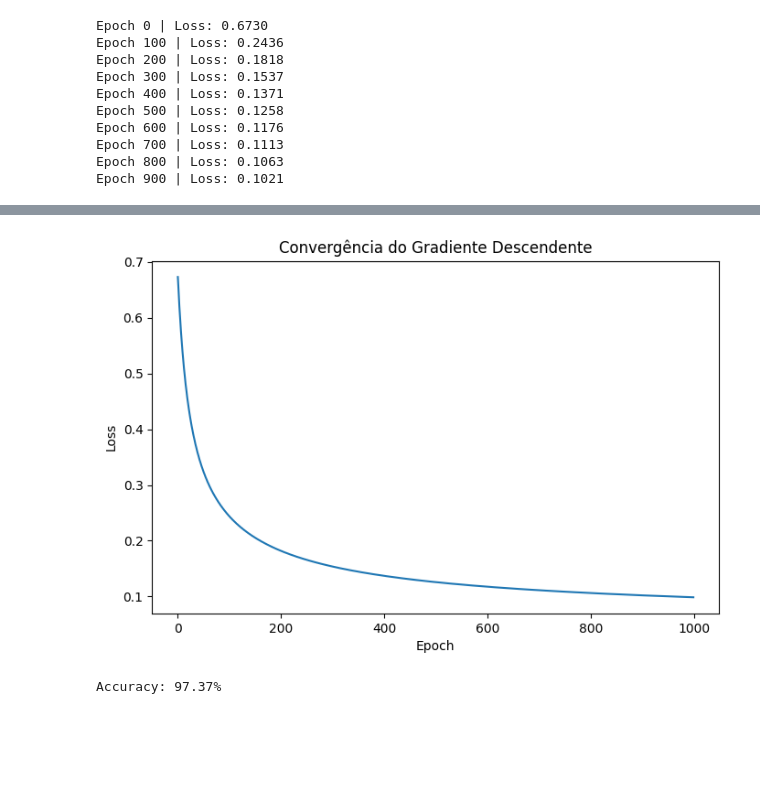
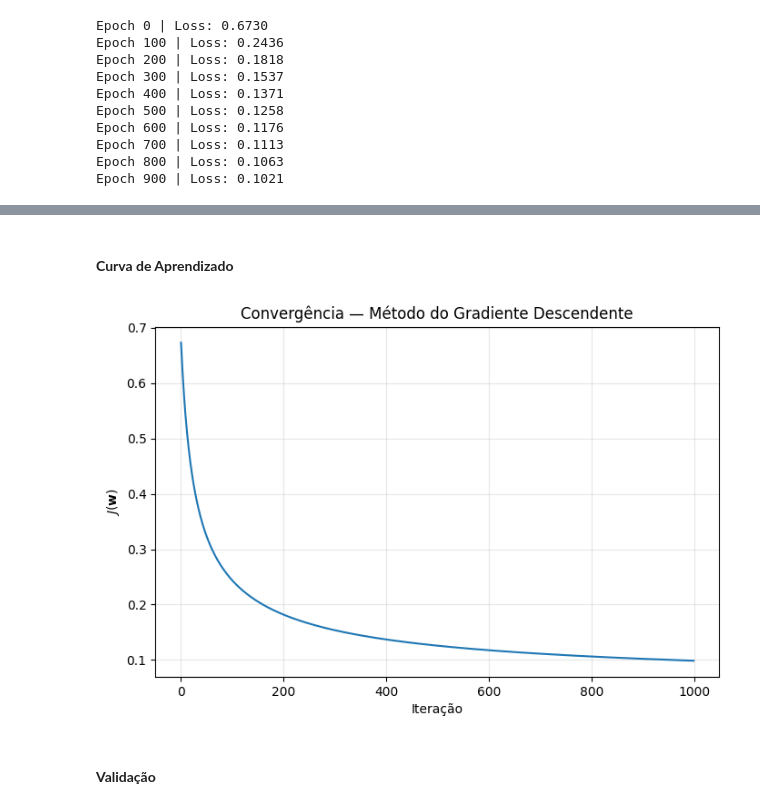
Before and after one commit to gabdourado/AI, a Jupyter notebook: Optimization/Gradient_Descent_ML.ipynb, the cells around one changed output, grey strips where cells are left out. Drawn from its saved outputs; the diff is of its cells as text; code cells hidden in the pictures; blank space fills up the shorter version.

```diff
--- a/Optimization/Gradient_Descent_ML.ipynb
+++ b/Optimization/Gradient_Descent_ML.ipynb
@@ -146,4 +160,4 @@ Teste: (114, 31)
 # %%
 n_features = X_train.shape[1]
 
-beta = np.zeros(n_features)
+w = np.zeros(n_features)
@@ -177,9 +205,9 @@ def predict_proba(X, w):
     z = X @ w
     return sigmoid(z)
 
-def compute_loss(X, y, beta):
+def compute_loss(X, y, w):
 
-    p = predict_proba(X, beta)
+    p = predict_proba(X, w)
 
     # evitar log(0)
     epsilon = 1e-15
@@ -191,11 +219,11 @@ def compute_loss(X, y, beta):
 
     return J
 
-def compute_gradient(X, y, beta):
+def compute_gradient(X, y, w):
 
     n = len(y)
 
-    p = predict_proba(X, beta)
+    p = predict_proba(X, w)
 
     gradient = (X.T @ (p - y)) / n
 
@@ -203,18 +233,18 @@ def compute_gradient(X, y, beta):
 # %%
-def train_gd(X, y, beta, eta=0.01, epochs=1000):
+def train_gd(X, y, w, eta=0.01, epochs=1000):
 
     losses = []
 
     for epoch in range(epochs):
 
-        grad = compute_gradient(X, y, beta)
+        grad = compute_gradient(X, y, w)
 
-        beta = beta - eta * grad
+        w = w - eta * grad
 
-        loss = compute_loss(X, y, beta)
+        loss = compute_loss(X, y, w)
         losses.append(loss)
 
         if epoch % 100 == 0:
             print(f"Epoch {epoch} | Loss: {loss:.4f}")
 
-    return beta, losses
+    return w, losses
@@ -221,8 +255,8 @@ def train_gd(X, y, beta, eta=0.01, epochs=1000):
 # %%
-beta, losses = train_gd(
+w, losses = train_gd(
     X_train,
     y_train,
-    beta,
+    w,
     eta=0.01,
     epochs=1000
 )
@@ -240,23 +298,18 @@ Epoch 900 | Loss: 0.1021
+# %% [markdown]
+#### **Curva de Aprendizado**
 # %%
 plt.figure(figsize=(8,5))
 plt.plot(losses)
-plt.xlabel("Epoch")
-plt.ylabel("Loss")
-plt.title("Convergência do Gradiente Descendente")
+plt.xlabel("Iteração")
+plt.ylabel(r"$J(\mathbf{w})$")
+plt.title(r"Convergência — Método do Gradiente Descendente")
+plt.grid(True, alpha=0.3)
 plt.show()
 # %% [output]
-[figure, old version]
+[figure, new version]
+# %% [markdown]
+#### **Validação**
 # %%
-def predict(X, beta, threshold=0.5):
-
-    p = predict_proba(X, beta)
-
+def predict(X, w, threshold=0.5):
+    p = predict_proba(X, w)
     return (p >= threshold).astype(int)
-
-y_pred = predict(X_test, beta)
-
-accuracy = np.mean(y_pred == y_test)
-
-print(f"Accuracy: {100 * accuracy.round(4)}%")
-# %% [output]
-Accuracy: 97.37%
```
Also changed, not shown: parts of 33 cells of this notebook.
